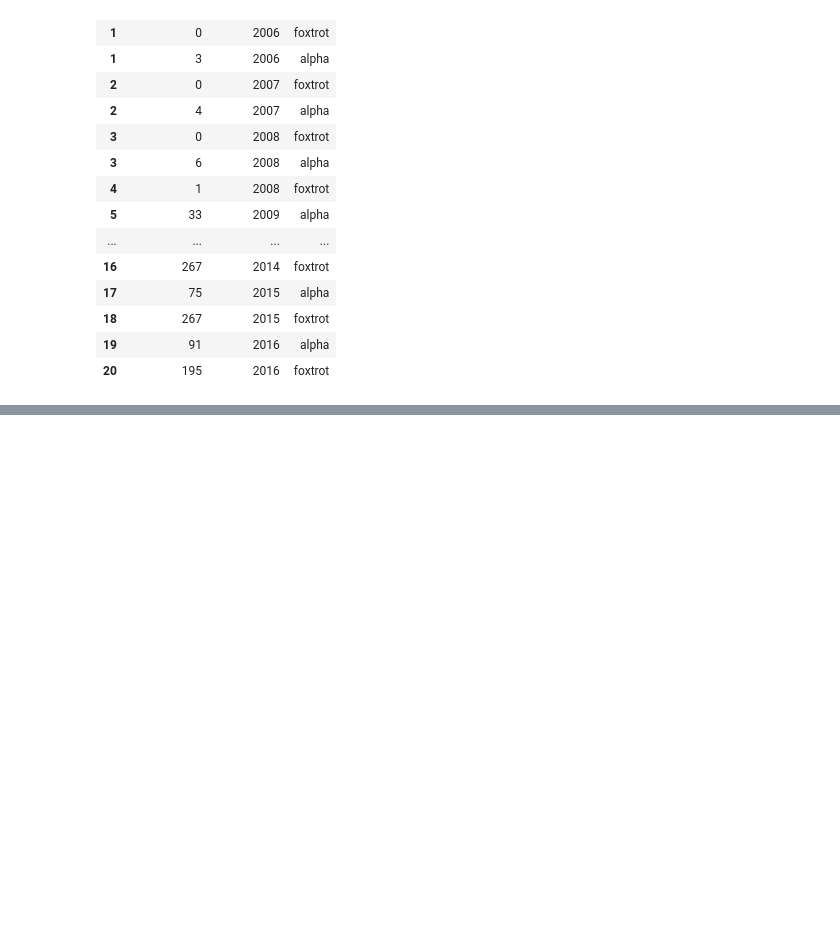
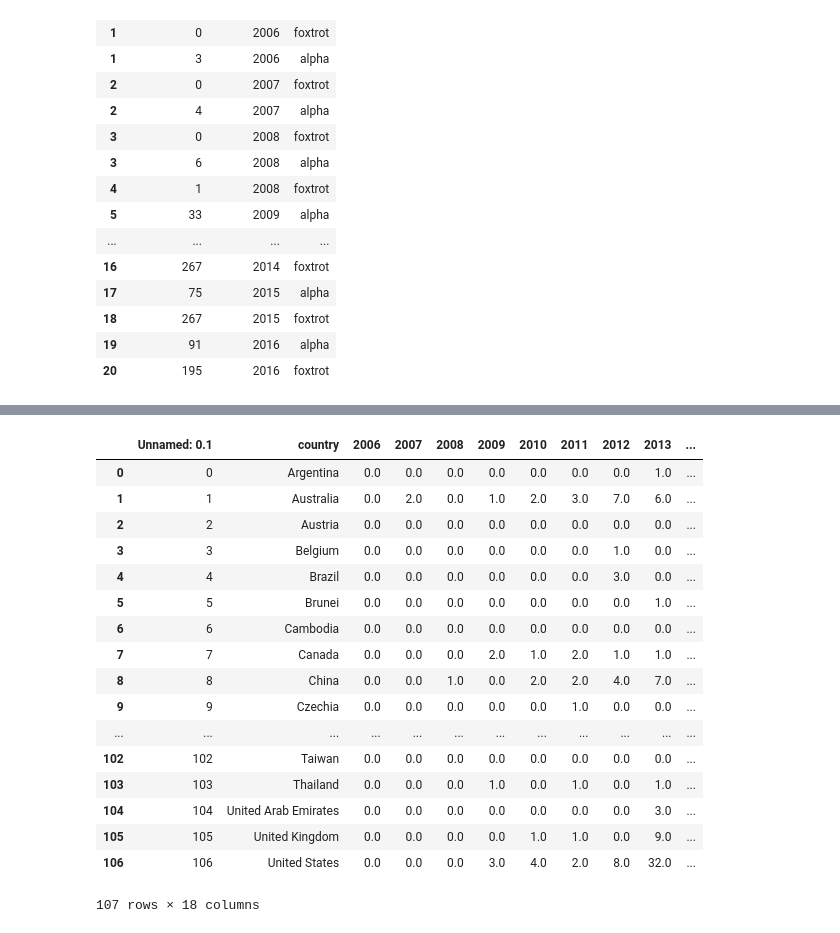
Before and after one commit to peidacai/Udacity, a Jupyter notebook: P6_Data_viz_w_d3js/final_project/Udacity P6 data manipulation.ipynb, the cells around one changed output, grey strips where cells are left out. Drawn from its saved outputs; the diff is of its cells as text; code cells hidden in the pictures; blank space fills up the shorter version.

```diff
--- a/P6_Data_viz_w_d3js/final_project/Udacity P6 data manipulation.ipynb
+++ b/P6_Data_viz_w_d3js/final_project/Udacity P6 data manipulation.ipynb
@@ -378,4 +380,6 @@ c
 107 rows × 15 columns
+# %%
+c = pd.read_csv('reviewer_country.csv', index_col=0)
 # %%
 c.to_csv('reviewer_country.csv')
 # %%
@@ -399,3 +403,17 @@ q
 | 18 | 267 | 2015 | foxtrot |
 | 19 | 91 | 2016 | alpha |
 | 20 | 195 | 2016 | foxtrot |
+# %%
+conti = []
+
+for x in c.country:
+    try:
+        conti.append(transformations.cn_to_ctn(x))
+    except:
+        if (x == "Brunei") or (x == 'Macau') or (x == 'South Korea'):
+            conti.append('Asia')
+        elif (x == "Czechia") or (x == 'United Kingdom') or (x == 'Russia'):
+            conti.append('Europe')
+        elif (x == 'United States') or (x == 'U.S. Virgin Islands'):
+            print x
+            conti.append('North America')
@@ -401,0 +444,23 @@ q
+# %%
+c['continent'] = conti
+# %%
+c
+# %% [output]
+|  | Unnamed: 0.1 | country | 2006 | 2007 | 2008 | 2009 | 2010 | 2011 | 2012 | 2013 | ... |
+| 0 | 0 | Argentina | 0.0 | 0.0 | 0.0 | 0.0 | 0.0 | 0.0 | 0.0 | 1.0 | ... |
+| 1 | 1 | Australia | 0.0 | 2.0 | 0.0 | 1.0 | 2.0 | 3.0 | 7.0 | 6.0 | ... |
+| 2 | 2 | Austria | 0.0 | 0.0 | 0.0 | 0.0 | 0.0 | 0.0 | 0.0 | 0.0 | ... |
+| 3 | 3 | Belgium | 0.0 | 0.0 | 0.0 | 0.0 | 0.0 | 0.0 | 1.0 | 0.0 | ... |
+| 4 | 4 | Brazil | 0.0 | 0.0 | 0.0 | 0.0 | 0.0 | 0.0 | 3.0 | 0.0 | ... |
+| 5 | 5 | Brunei | 0.0 | 0.0 | 0.0 | 0.0 | 0.0 | 0.0 | 0.0 | 1.0 | ... |
+| 6 | 6 | Cambodia | 0.0 | 0.0 | 0.0 | 0.0 | 0.0 | 0.0 | 0.0 | 0.0 | ... |
+| 7 | 7 | Canada | 0.0 | 0.0 | 0.0 | 2.0 | 1.0 | 2.0 | 1.0 | 1.0 | ... |
+| 8 | 8 | China | 0.0 | 0.0 | 1.0 | 0.0 | 2.0 | 2.0 | 4.0 | 7.0 | ... |
+| 9 | 9 | Czechia | 0.0 | 0.0 | 0.0 | 0.0 | 0.0 | 1.0 | 0.0 | 0.0 | ... |
+| ... | ... | ... | ... | ... | ... | ... | ... | ... | ... | ... | ... |
+| 102 | 102 | Taiwan | 0.0 | 0.0 | 0.0 | 0.0 | 0.0 | 0.0 | 0.0 | 0.0 | ... |
+| 103 | 103 | Thailand | 0.0 | 0.0 | 0.0 | 1.0 | 0.0 | 1.0 | 0.0 | 1.0 | ... |
+| 104 | 104 | United Arab Emirates | 0.0 | 0.0 | 0.0 | 0.0 | 0.0 | 0.0 | 0.0 | 3.0 | ... |
+| 105 | 105 | United Kingdom | 0.0 | 0.0 | 0.0 | 0.0 | 1.0 | 1.0 | 0.0 | 9.0 | ... |
+| 106 | 106 | United States | 0.0 | 0.0 | 0.0 | 3.0 | 4.0 | 2.0 | 8.0 | 32.0 | ... |
+107 rows × 18 columns
```
Also changed, not shown: parts of 30 cells of this notebook, 9 other files.
